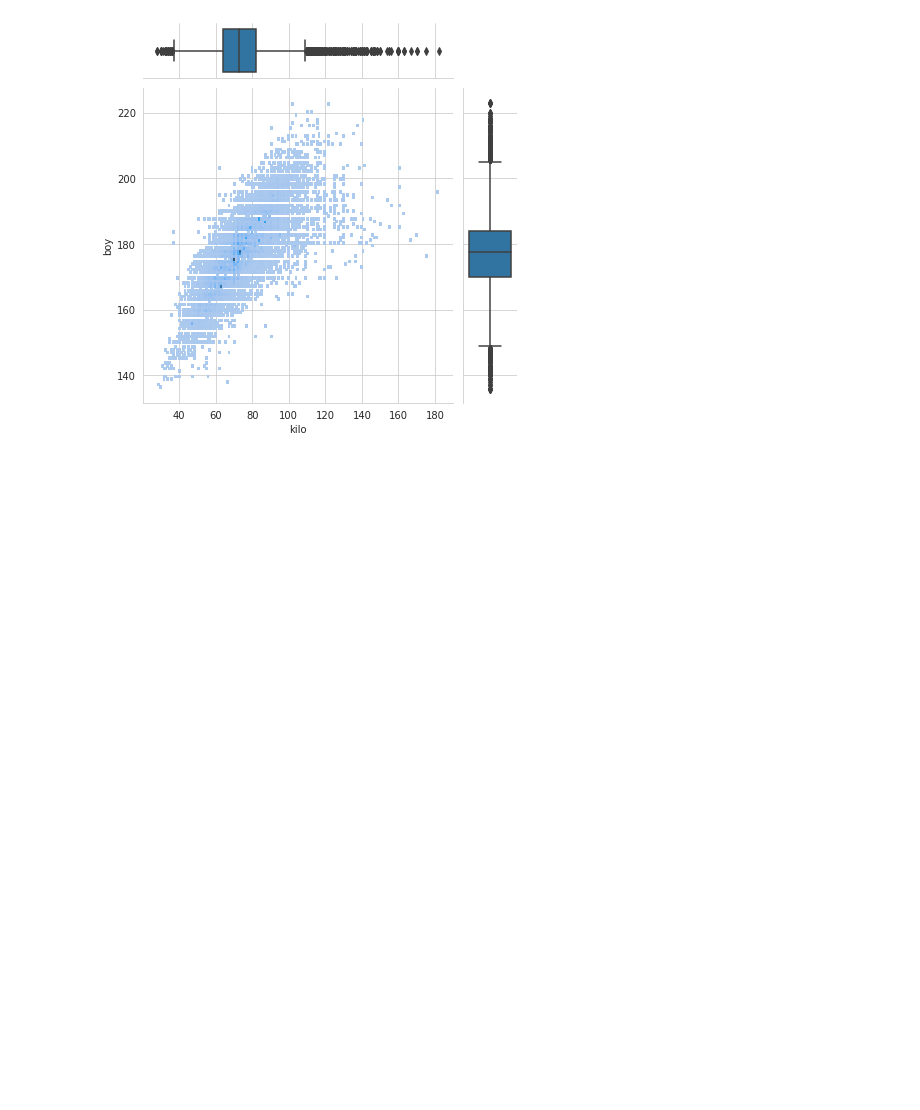
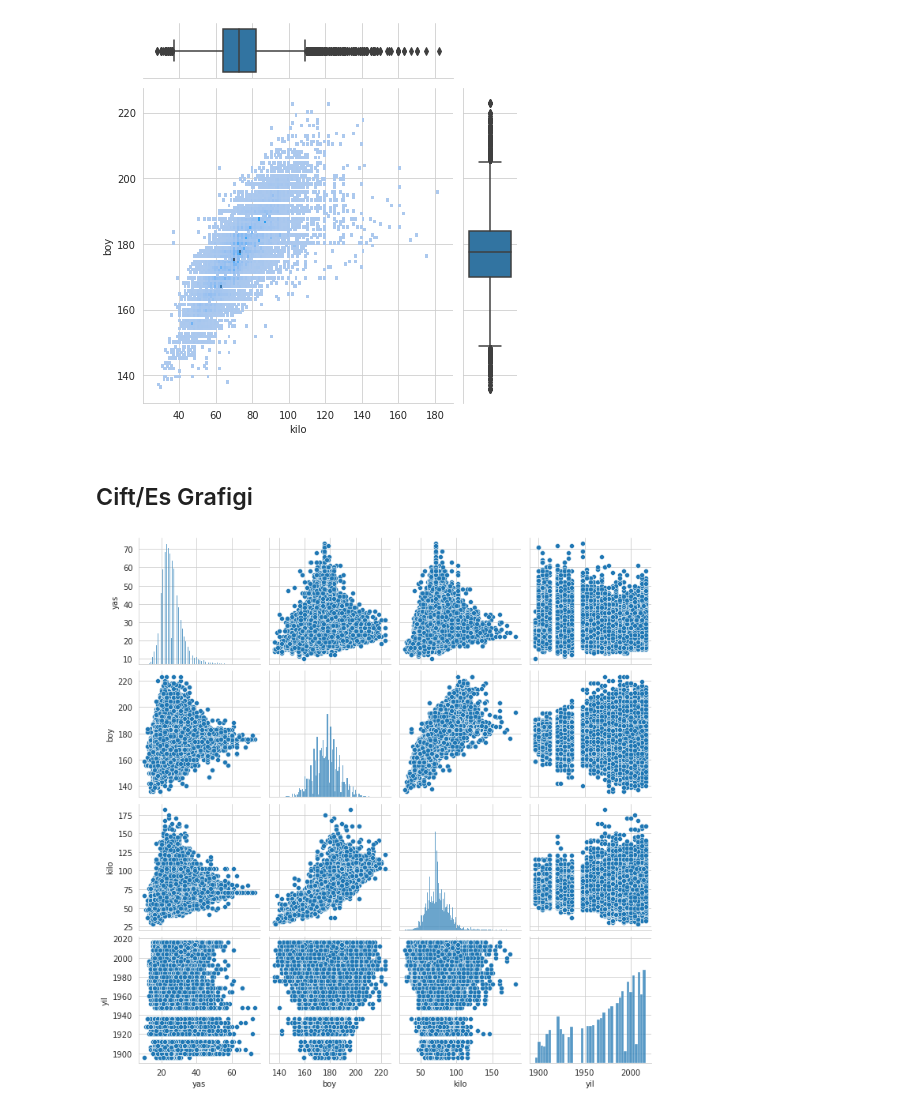
Before and after one commit to mertdot/athlete-events-1896-2016-data-discovery-with-seaborn, a Jupyter notebook: python-ile-veri-gorsellestirme-5-2-120-yillik-olimpiyat-tarihi-veri-seti.ipynb, the cells around one changed output. Drawn from its saved outputs; the diff is of its cells as text; code cells hidden in the pictures; blank space fills up the shorter version.

```diff
--- a/python-ile-veri-gorsellestirme-5-2-120-yillik-olimpiyat-tarihi-veri-seti.ipynb
+++ b/python-ile-veri-gorsellestirme-5-2-120-yillik-olimpiyat-tarihi-veri-seti.ipynb
@@ -414,3 +414,10 @@ g.plot_marginals(sns.boxplot)
 plt.show()
 # %% [output]
 [figure]
+# %% [markdown]
+## Cift/Es Grafigi
+# %%
+sns.pairplot(veri)
+plt.show()
+# %% [output]
+[figure, added]
```
Also changed, not shown: parts of 24 cells of this notebook.
